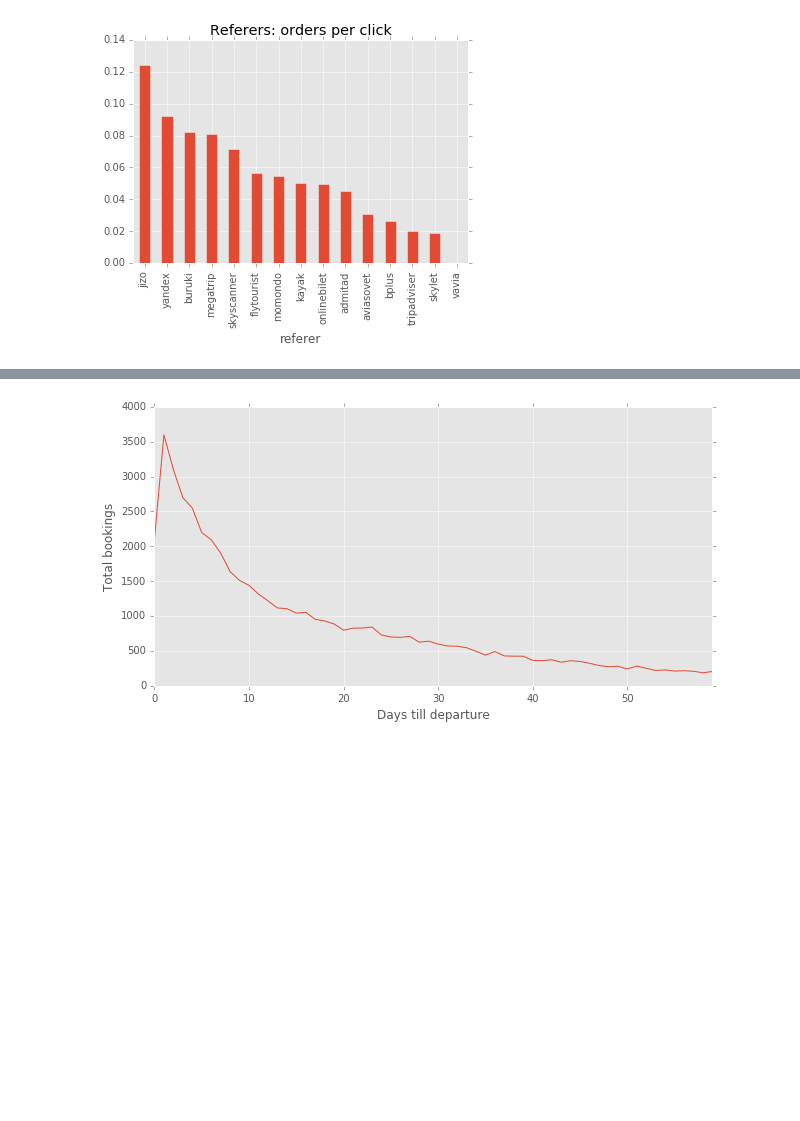
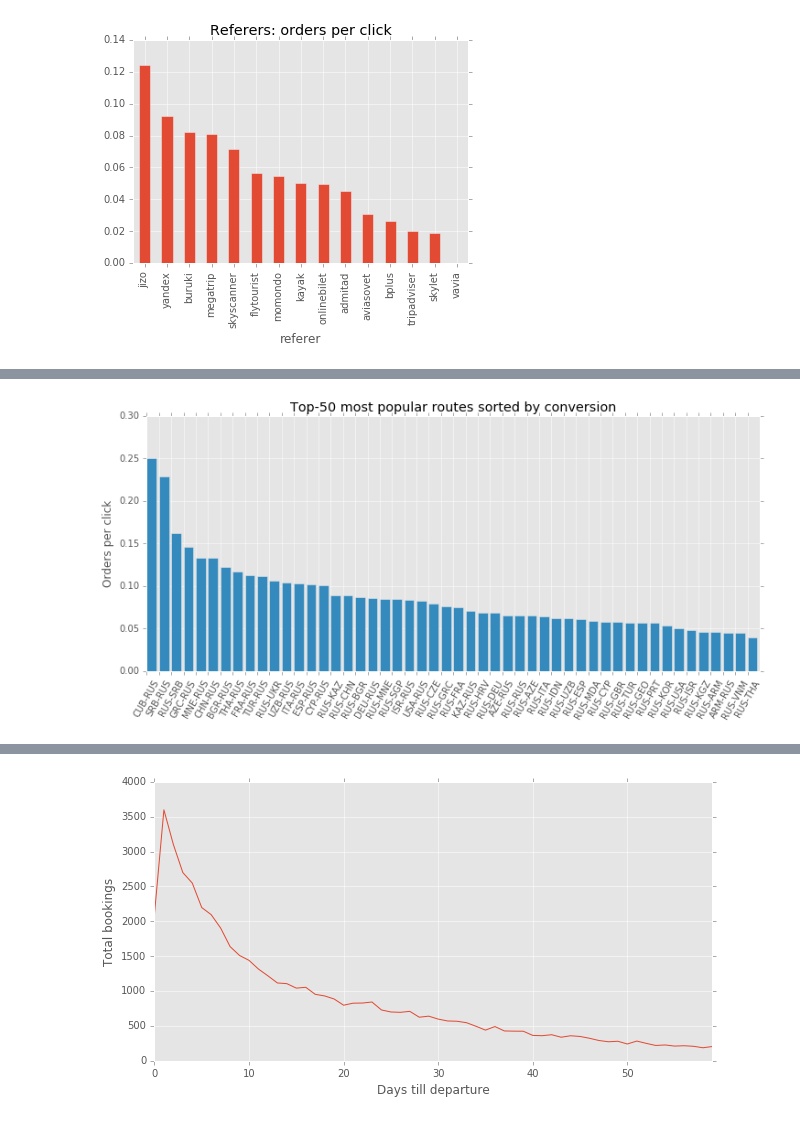
Before and after one commit to tema-popov/clicks, a Jupyter notebook: clicks.ipynb, the cells around one changed output, grey strips where cells are left out. Saved outputs shown, nothing was run; the diff lists cells and outputs as text; code cells hidden in the pictures; blank space fills up the shorter version.

```diff
--- a/clicks.ipynb
+++ b/clicks.ipynb
@@ -69,3 +73,17 @@ plt.yticks(np.arange(len(most_popular)), most_popular.from_to);
+# %%
+top_opc = clicks.groupby(['iso_from', 'iso_to'])['book']\
+                    .apply(lambda x: len(x[x == 1]) / len(x))
+top_opc = top_opc.reset_index(name='opc')
+top = pd.merge(most_popular, top_opc, on=['iso_from', 'iso_to']).iloc[::-1]
+top.sort_values(by='opc', ascending=False, inplace=True)
+
+fig = plt.figure(figsize=(12, 5))
+plt.title('Top-50 most popular routes sorted by conversion')
+plt.bar(np.arange(len(top)), top.opc)
+plt.xticks(np.arange(len(top)), top.from_to, rotation=60);
+plt.gca().set_ylabel('Orders per click');
+# %% [output]
+[figure, added]
 # %%
 a_days = clicks[clicks.a_days >= 0].groupby('a_days')\
             .apply(lambda x: len(x[x.book == 1]) / len(x))
```
Also changed, not shown: parts of 3 cells of this notebook.
